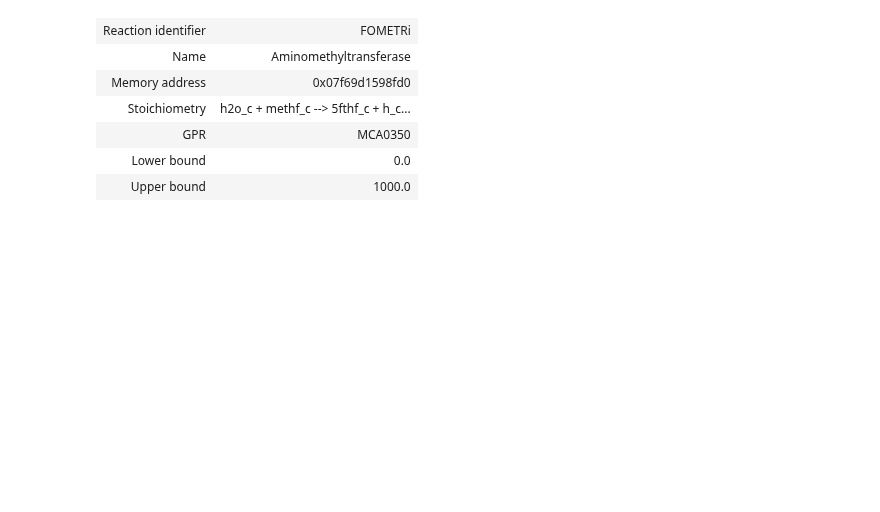
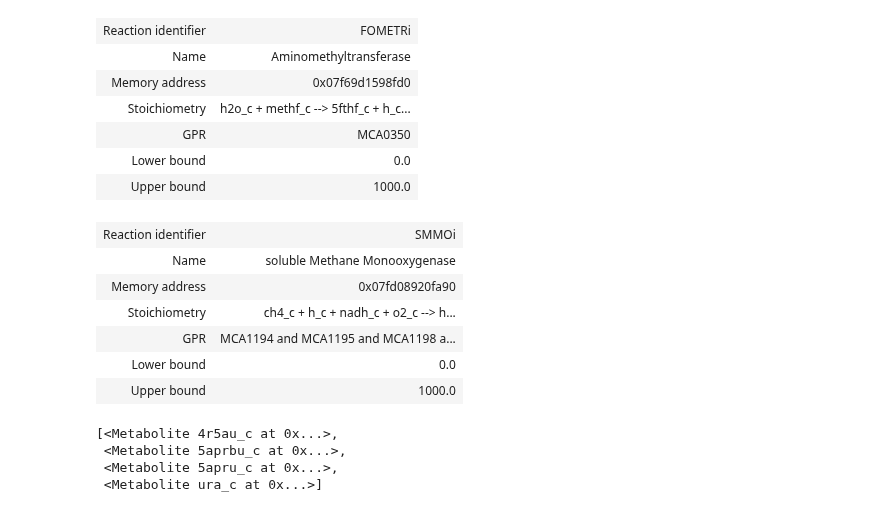
Before and after one commit to Schwebus/DTU_Biobuilders_2021, a Jupyter notebook: GSM_model/M.capsulatus.ipynb, the cells around one changed output. Cells and saved outputs as stored; diff of their text form; code cells hidden in the pictures; blank space fills up the shorter version.

```diff
--- a/GSM_model/M.capsulatus.ipynb
+++ b/GSM_model/M.capsulatus.ipynb
@@ -230,3 +247,20 @@ met.reactions.FOMETRi
 | GPR | MCA0350 |
 | Lower bound | 0.0 |
 | Upper bound | 1000.0 |
+# %%
+met.reactions.SMMOi
+# %% [output]
+| Reaction identifier | SMMOi |
+| Name | soluble Methane Monooxygenase |
+| Memory address | 0x07fd08920fa90 |
+| Stoichiometry | ch4_c + h_c + nadh_c + o2_c --> h... |
+| GPR | MCA1194 and MCA1195 and MCA1198 a... |
+| Lower bound | 0.0 |
+| Upper bound | 1000.0 |
+# %%
+met.metabolites.query("uracil","name")
+# %% [output]
+[<Metabolite 4r5au_c at 0x...>,
+ <Metabolite 5aprbu_c at 0x...>,
+ <Metabolite 5apru_c at 0x...>,
+ <Metabolite ura_c at 0x...>]
```
Also changed, not shown: parts of 19 cells of this notebook, 1 other file.
